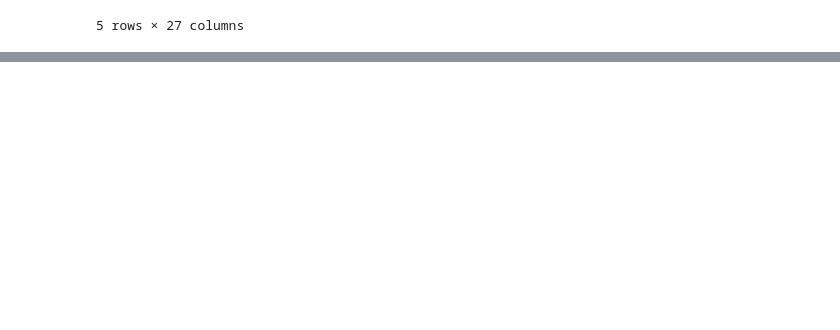
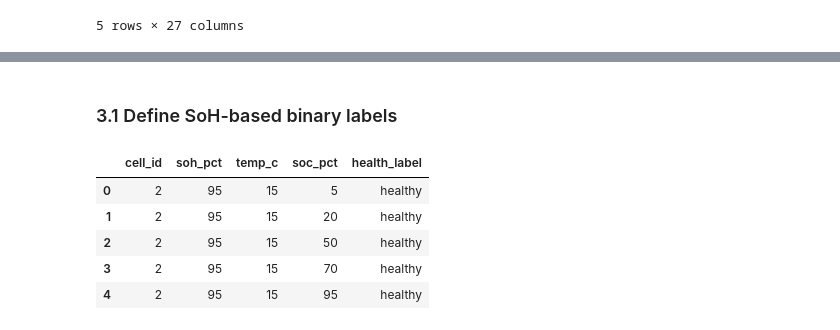
Before and after one commit to ChouaibB/battery-diagnostics-impedance-ml-examples, a Jupyter notebook: notebooks/03_Healthy_vs_Aged_Classification_from_EIS.ipynb, the cells around one changed output, grey strips where cells are left out. Saved outputs shown, nothing was run; the diff lists cells and outputs as text; code cells hidden in the pictures; blank space fills up the shorter version.

Commit message:
target labels

```diff
--- a/notebooks/03_Healthy_vs_Aged_Classification_from_EIS.ipynb
+++ b/notebooks/03_Healthy_vs_Aged_Classification_from_EIS.ipynb
@@ -135,0 +149,25 @@ Feature table shape: (360, 27)
+# %% [markdown]
+### 3.1 Define SoH-based binary labels
+# %%
+# Work on a copy to keep the original feature table intact
+data = features_df.copy()
+
+# SoH as fraction (0–1), derived from the integer percentage
+data["soh_frac"] = data["soh_pct"] / 100.0
+
+# Binary labels:
+# - healthy = SoH ≥ 90%
+# - aged    = SoH < 90%
+data["health_label"] = np.where(data["soh_pct"] >= 90, "healthy", "aged")
+
+# (Optional) numeric target for later ML models: 1 = aged, 0 = healthy
+data["target_aged"] = (data["health_label"] == "aged").astype(int)
+
+data[["cell_id", "soh_pct", "temp_c", "soc_pct", "health_label"]].head()
+# %% [output]
+|  | cell_id | soh_pct | temp_c | soc_pct | health_label |
+| 0 | 2 | 95 | 15 | 5 | healthy |
+| 1 | 2 | 95 | 15 | 20 | healthy |
+| 2 | 2 | 95 | 15 | 50 | healthy |
+| 3 | 2 | 95 | 15 | 70 | healthy |
+| 4 | 2 | 95 | 15 | 95 | healthy |
```
Also changed, not shown: parts of 4 cells of this notebook.
